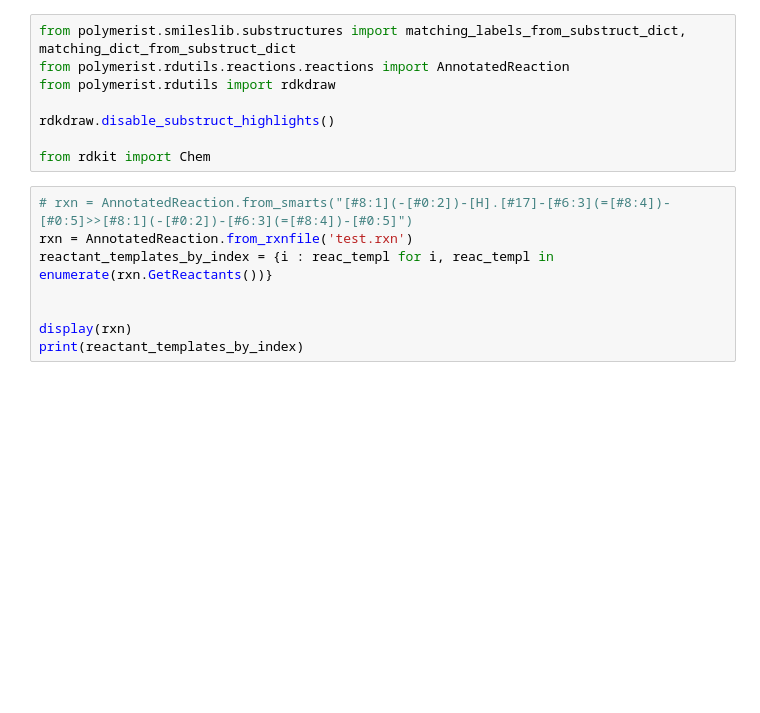
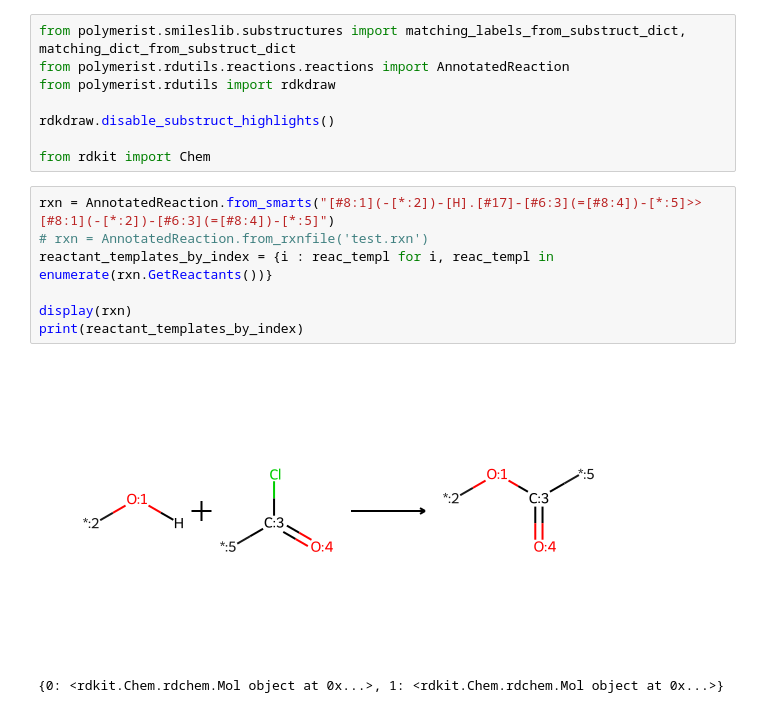
Before and after one commit to timbernat/polymer_workbench, a Jupyter notebook: new_feature_testing.ipynb, the cells around one changed output. Saved outputs shown, nothing was run; the diff lists cells and outputs as text; blank space fills up the shorter version.

```diff
--- a/new_feature_testing.ipynb
+++ b/new_feature_testing.ipynb
@@ -76,11 +76,13 @@ rdkdraw.disable_substruct_highlights()
 
 from rdkit import Chem
 # %%
-# rxn = AnnotatedReaction.from_smarts("[#8:1](-[#0:2])-[H].[#17]-[#6:3](=[#8:4])-[#0:5]>>[#8:1](-[#0:2])-[#6:3](=[#8:4])-[#0:5]")
-rxn = AnnotatedReaction.from_rxnfile('test.rxn')
+rxn = AnnotatedReaction.from_smarts("[#8:1](-[*:2])-[H].[#17]-[#6:3](=[#8:4])-[*:5]>>[#8:1](-[*:2])-[#6:3](=[#8:4])-[*:5]")
+# rxn = AnnotatedReaction.from_rxnfile('test.rxn')
 reactant_templates_by_index = {i : reac_templ for i, reac_templ in enumerate(rxn.GetReactants())}
-
 
 display(rxn)
 print(reactant_templates_by_index)
+# %% [output]
+[figure, added]
+{0: <rdkit.Chem.rdchem.Mol object at 0x...>, 1: <rdkit.Chem.rdchem.Mol object at 0x...>}
 # %%
```
Also changed, not shown: parts of 11 cells of this notebook.
